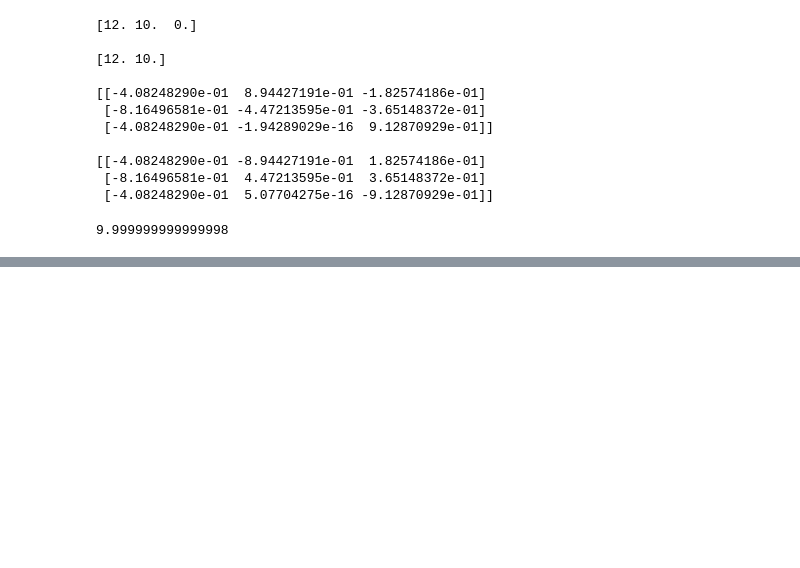
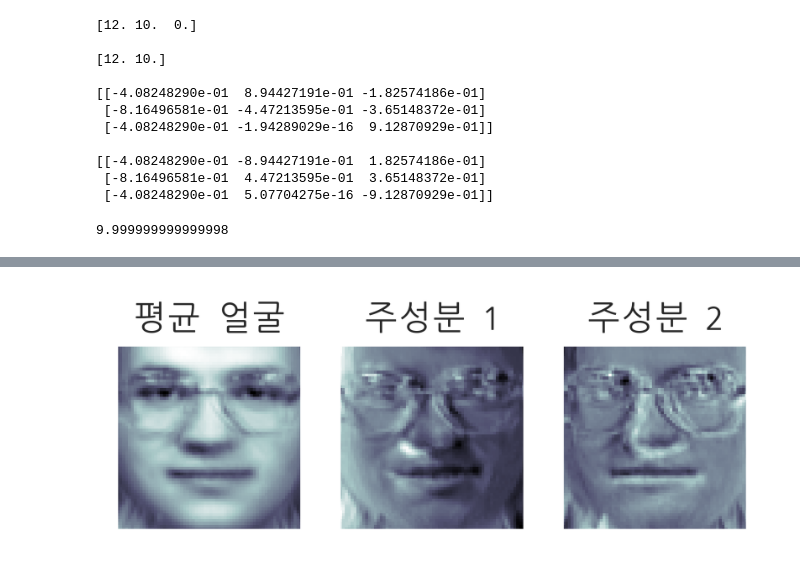
Before and after one commit to hmkim312/TIL, a Jupyter notebook: math/03_고급선형대수_연습문제풀이.ipynb, the cells around one changed output, grey strips where cells are left out. Cells and saved outputs as stored; diff of their text form; code cells hidden in the pictures; blank space fills up the shorter version.

```diff
--- a/math/03_고급선형대수_연습문제풀이.ipynb
+++ b/math/03_고급선형대수_연습문제풀이.ipynb
@@ -547,0 +756,39 @@ np.linalg.norm(A) ** 2 - S[0] ** 2
+# %%
+# 연습문제 3.5.2
+# 이미지 PCA
+from sklearn.datasets import fetch_olivetti_faces
+faces_all = fetch_olivetti_faces()
+k = 5 # 인물 사진 선택
+faces = faces_all.images[faces_all.target == k]
+# 4096 데이터를 2개로 압축함
+from sklearn.decomposition import PCA
+pca3 = PCA(n_components=2)  # 2차원 데이터로 변환
+X3 = faces_all.data[faces_all.target == k] # X3로 저장
+W3 = pca3.fit_transform(X3) # X3을 2차원으로 내림
+X32 = pca3.inverse_transform(W3) # 2차원 평면으로 내린것을 다시 원래차원으로 복귀
+face_mean = pca3.mean_.reshape(64,64) #평균 얼굴
+face_p1 = pca3.components_[0].reshape(64,64) # 주성분 1는
+face_p2 = pca3.components_[1].reshape(64,64) # 주성분 2는
+# %%
+# 평균 얼굴과 주성분 1, 2의 얼굴 확인
+plt.subplot(131)
+plt.imshow(face_mean, cmap = plt.cm.bone)
+plt.grid(False)
+plt.xticks([])
+plt.yticks([])
+plt.title('평균 얼굴')
+plt.subplot(132)
+plt.imshow(face_p1, cmap = plt.cm.bone)
+plt.grid(False)
+plt.xticks([])
+plt.yticks([])
+plt.title('주성분 1')
+plt.subplot(133)
+plt.imshow(face_p2, cmap = plt.cm.bone)
+plt.grid(False)
+plt.xticks([])
+plt.yticks([])
+plt.title('주성분 2')
+plt.show()
+# %% [output]
+[figure, added]
```
Also changed, not shown: parts of 24 cells of this notebook.
